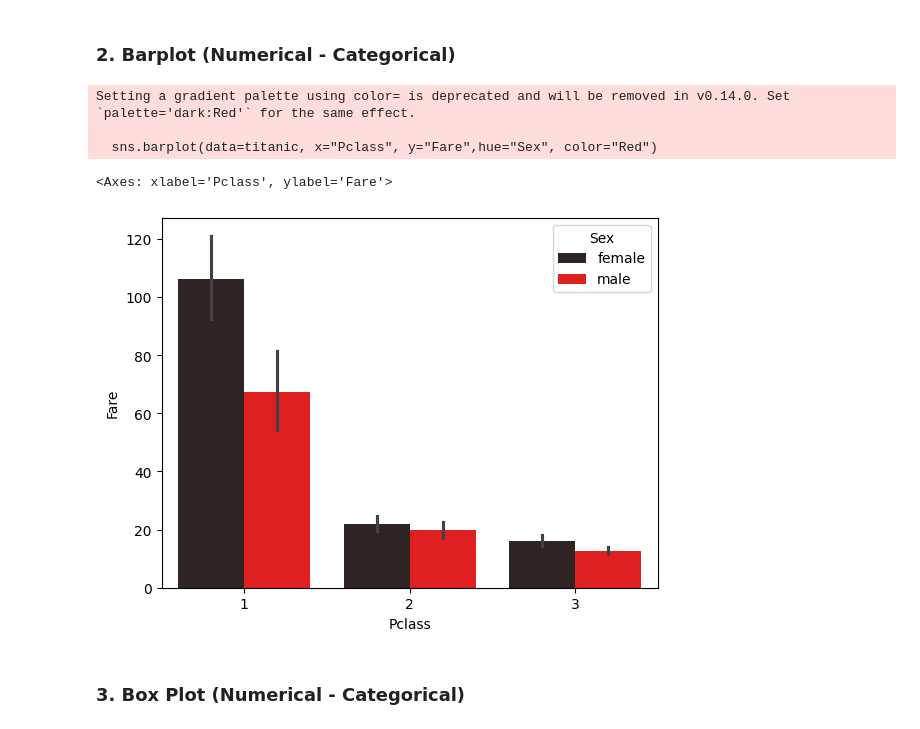
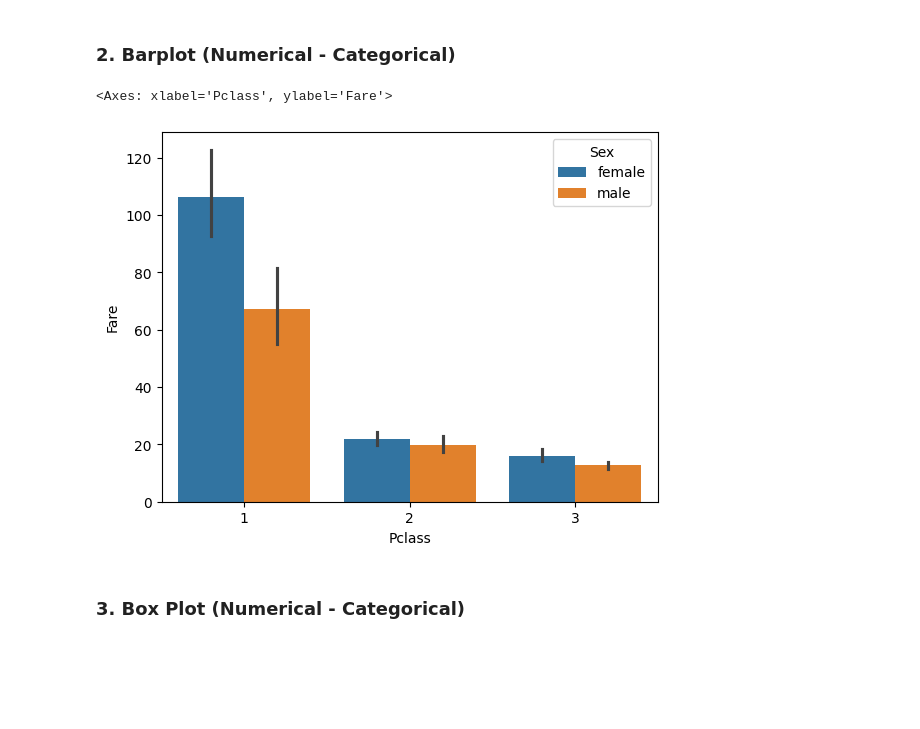
Before and after one commit to salmakhan5432/Machine-Learning, a Jupyter notebook: Analysis/analysis.ipynb, the cells around one changed output. Saved outputs shown, nothing was run; the diff lists cells and outputs as text; code cells hidden in the pictures; blank space fills up the shorter version.

```diff
--- a/Analysis/analysis.ipynb
+++ b/Analysis/analysis.ipynb
@@ -60,13 +60,10 @@ sns.scatterplot(
 # %% [markdown]
 ### 2. Barplot (Numerical - Categorical)
 # %%
-sns.barplot(data=titanic, x="Pclass", y="Fare",hue="Sex", color="Red")
+sns.barplot(data=titanic, x="Pclass", y="Fare",hue="Sex")
 # %% [output]
-Setting a gradient palette using color= is deprecated and will be removed in v0.14.0. Set `palette='dark:Red'` for the same effect.
-
-  sns.barplot(data=titanic, x="Pclass", y="Fare",hue="Sex", color="Red")
+<Axes: xlabel='Pclass', ylabel='Fare'>
-<Axes: xlabel='Pclass', ylabel='Fare'>
-[figure, old version]
+[figure, new version]
 # %% [markdown]
 ### 3. Box Plot (Numerical - Categorical)
 # %%
```
Also changed, not shown: parts of 3 cells of this notebook.
